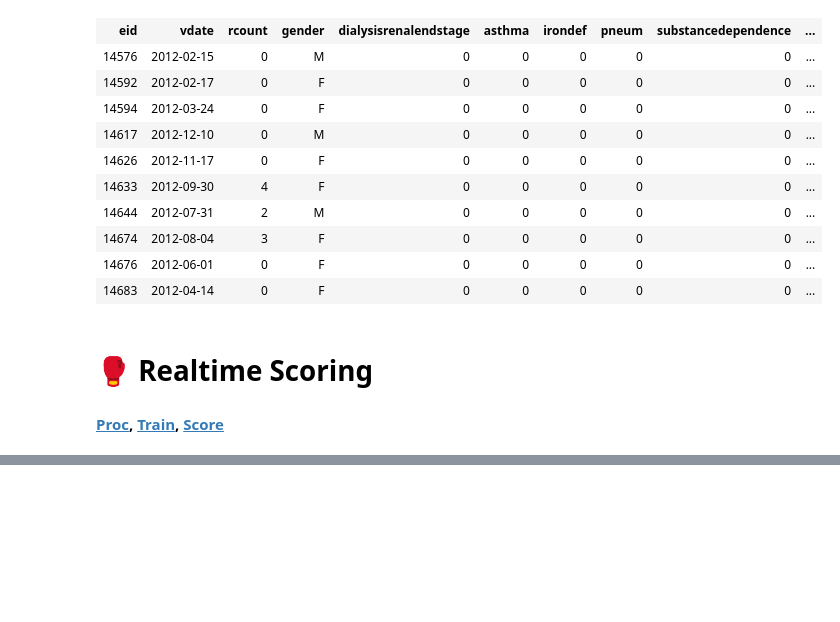
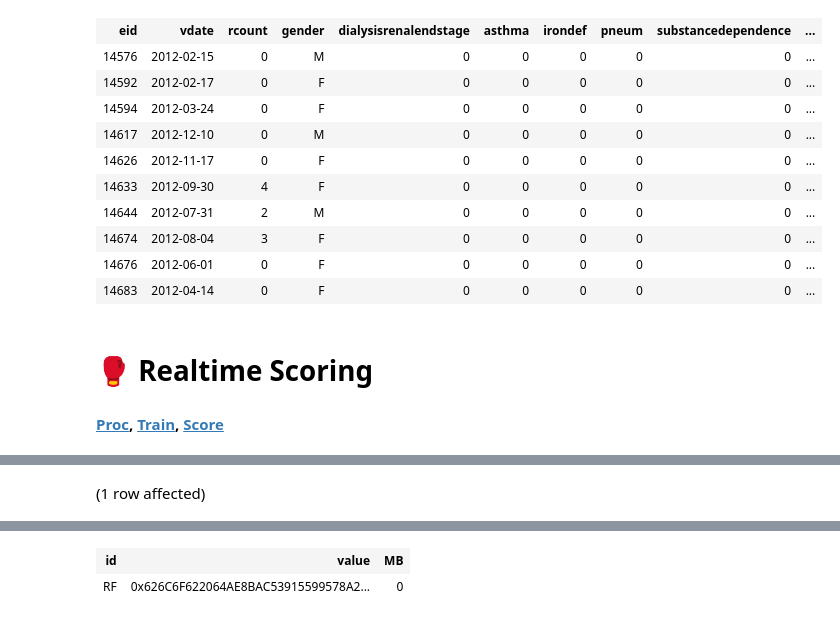
Before and after one commit to microsoft/r-server-hospital-length-of-stay, a Jupyter notebook: SQLPy/DbaHospitalLoS.ipynb, the cells around one changed output, grey strips where cells are left out. Cells and saved outputs as stored; diff of their text form; code cells hidden in the pictures; blank space fills up the shorter version.

```diff
--- a/SQLPy/DbaHospitalLoS.ipynb
+++ b/SQLPy/DbaHospitalLoS.ipynb
@@ -1727,0 +1732,4 @@ Total execution time: 00:00:00.065
+# %%
+select *, (datalength(value)/1024)/1024 as MB from RTS
+# %% [output]
+(1 row affected)
@@ -1727,0 +1737,2 @@ Total execution time: 00:00:00.065
+| id | value | MB |
+| RF | 0x626C6F622064AE8BAC53915599578A2... | 0 |
```
Also changed, not shown: parts of 5 cells of this notebook.
